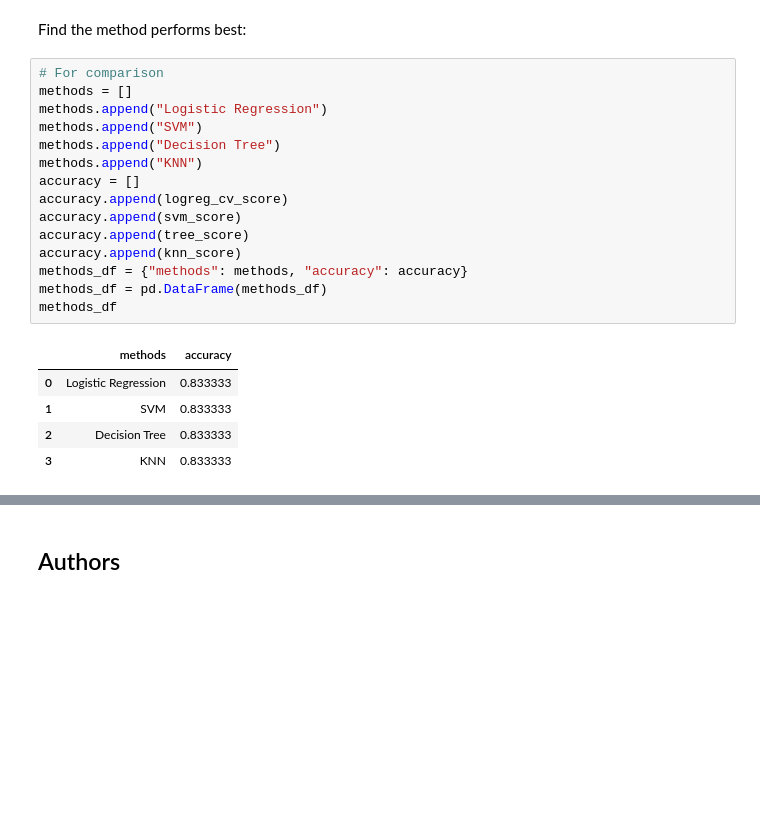
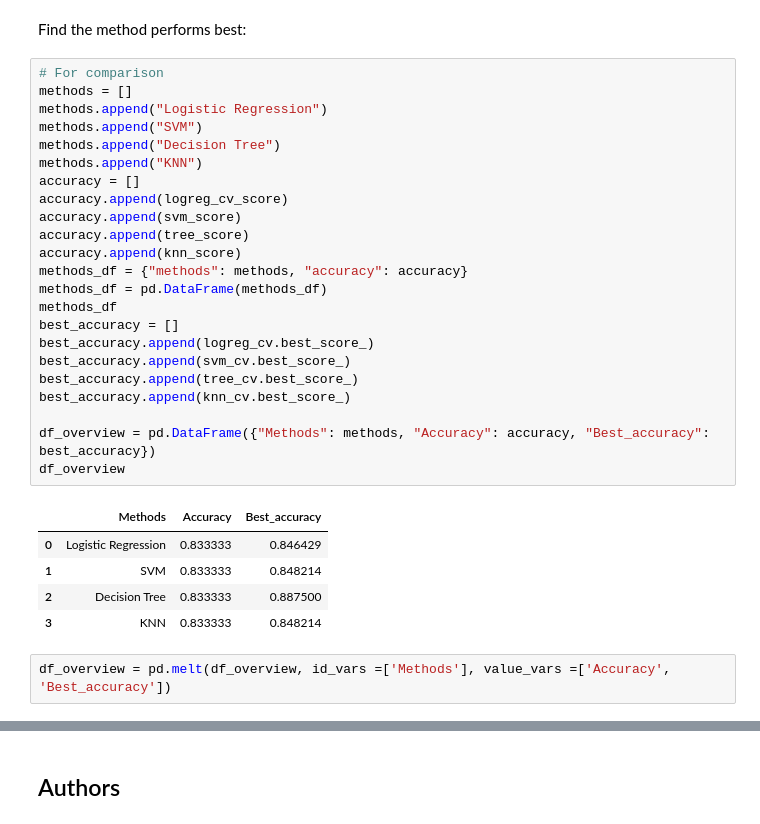
Before and after one commit to hmh0490/IBM-Data-science-course, a Jupyter notebook: Data science capstone project ML.ipynb, the cells around one changed output, grey strips where cells are left out. Drawn from its saved outputs; the diff is of its cells as text; blank space fills up the shorter version.

```diff
--- a/Data science capstone project ML.ipynb
+++ b/Data science capstone project ML.ipynb
@@ -355,21 +355,31 @@ Find the method performs best:
 # %%
 # For comparison
 methods = []
 methods.append("Logistic Regression")
 methods.append("SVM")
 methods.append("Decision Tree")
 methods.append("KNN")
 accuracy = []
 accuracy.append(logreg_cv_score)
 accuracy.append(svm_score)
 accuracy.append(tree_score)
 accuracy.append(knn_score)
 methods_df = {"methods": methods, "accuracy": accuracy}
 methods_df = pd.DataFrame(methods_df)
 methods_df
+best_accuracy = []
+best_accuracy.append(logreg_cv.best_score_)
+best_accuracy.append(svm_cv.best_score_)
+best_accuracy.append(tree_cv.best_score_)
+best_accuracy.append(knn_cv.best_score_)
+
+df_overview = pd.DataFrame({"Methods": methods, "Accuracy": accuracy, "Best_accuracy": best_accuracy})
+df_overview
 # %% [output]
-|  | methods | accuracy |
-| 0 | Logistic Regression | 0.833333 |
-| 1 | SVM | 0.833333 |
-| 2 | Decision Tree | 0.833333 |
-| 3 | KNN | 0.833333 |
+|  | Methods | Accuracy | Best_accuracy |
+| 0 | Logistic Regression | 0.833333 | 0.846429 |
+| 1 | SVM | 0.833333 | 0.848214 |
+| 2 | Decision Tree | 0.833333 | 0.887500 |
+| 3 | KNN | 0.833333 | 0.848214 |
+# %%
+df_overview = pd.melt(df_overview, id_vars =['Methods'], value_vars =['Accuracy', 'Best_accuracy'])
```
Also changed, not shown: parts of 3 cells of this notebook.
